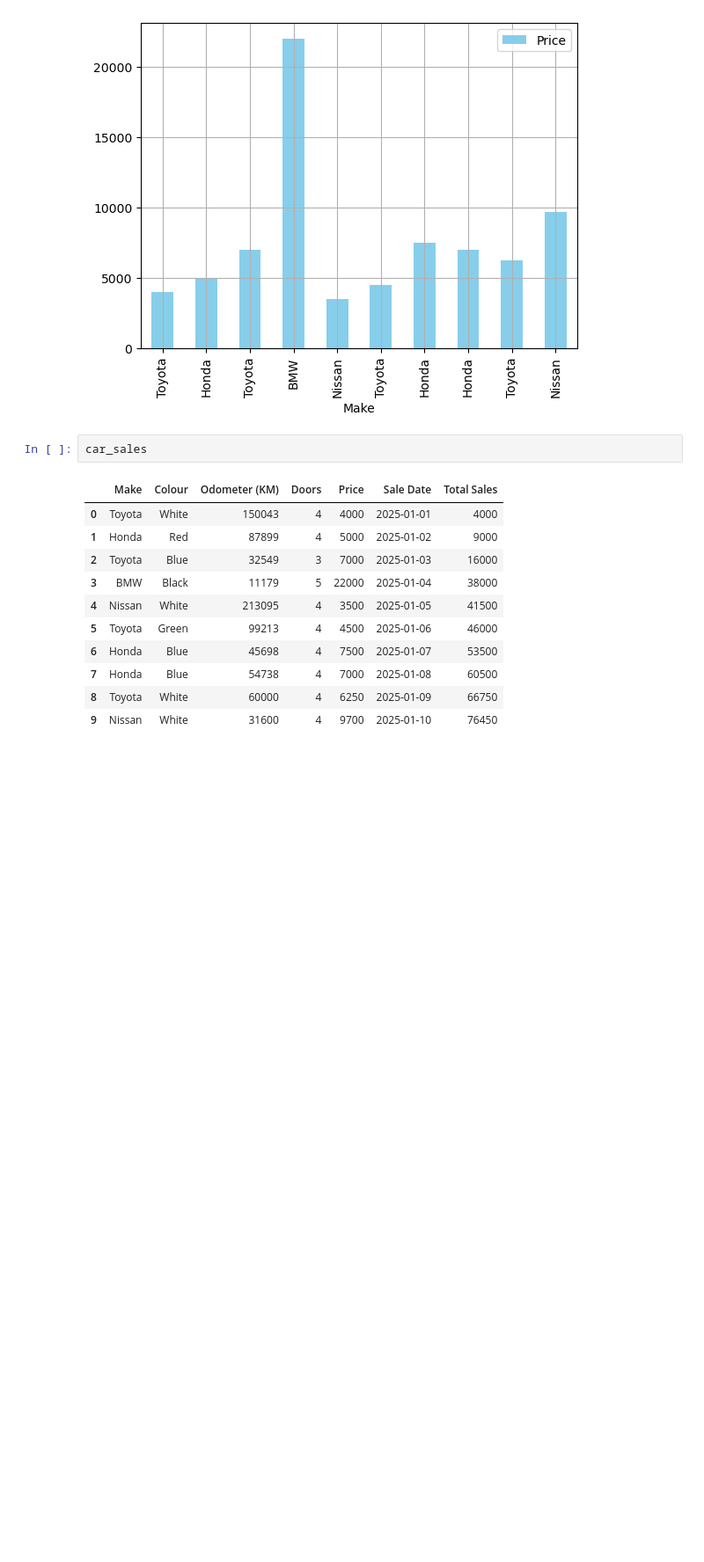
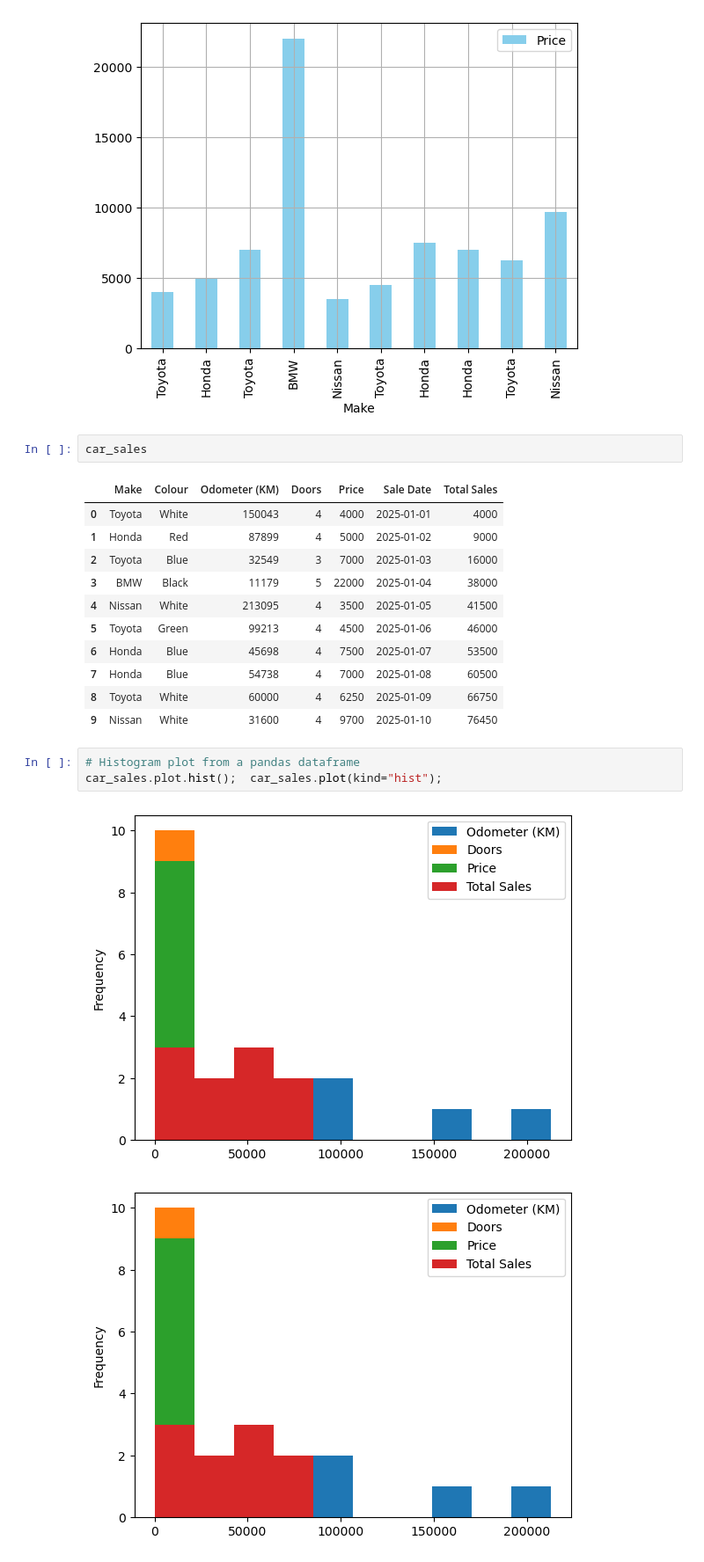
Before and after one commit to mlcodr/Ongoing-ML, a Jupyter notebook: Matplotlib_Here/mat_3.ipynb, the cells around one changed output. Shown at 88% size. Saved outputs shown, nothing was run; the diff lists cells and outputs as text; blank space fills up the shorter version.

```diff
--- a/Matplotlib_Here/mat_3.ipynb
+++ b/Matplotlib_Here/mat_3.ipynb
@@ -90,3 +99,9 @@ car_sales
 | 7 | Honda | Blue | 54738 | 4 | 7000 | 2025-01-08 | 60500 |
 | 8 | Toyota | White | 60000 | 4 | 6250 | 2025-01-09 | 66750 |
 | 9 | Nissan | White | 31600 | 4 | 9700 | 2025-01-10 | 76450 |
+# %%
+# Histogram plot from a pandas dataframe
+car_sales.plot.hist();  car_sales.plot(kind="hist");
+# %% [output]
+[figure, added]
+[figure, added]
```
Also changed, not shown: parts of 21 cells of this notebook, 3 other files.
